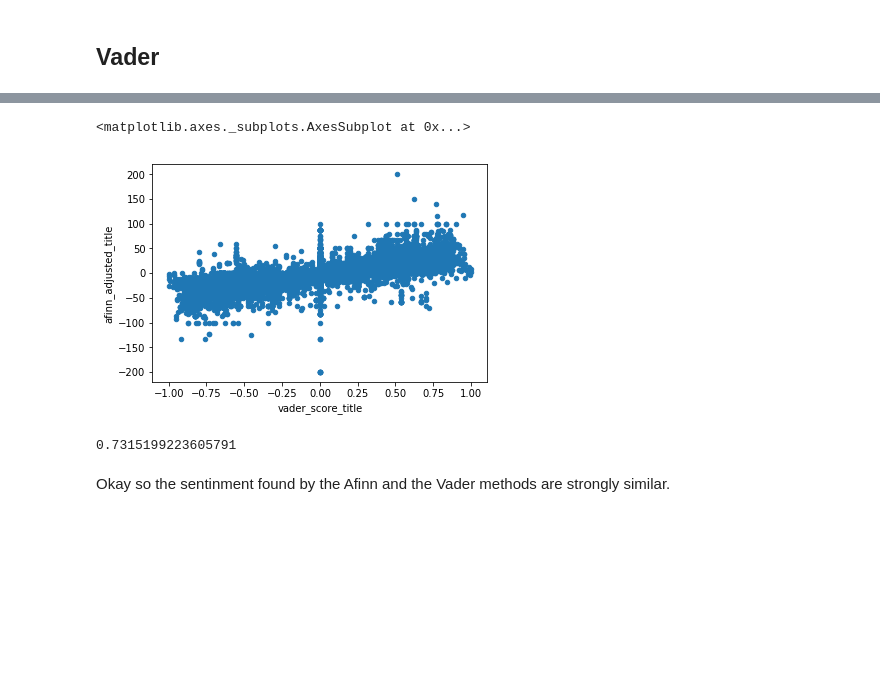
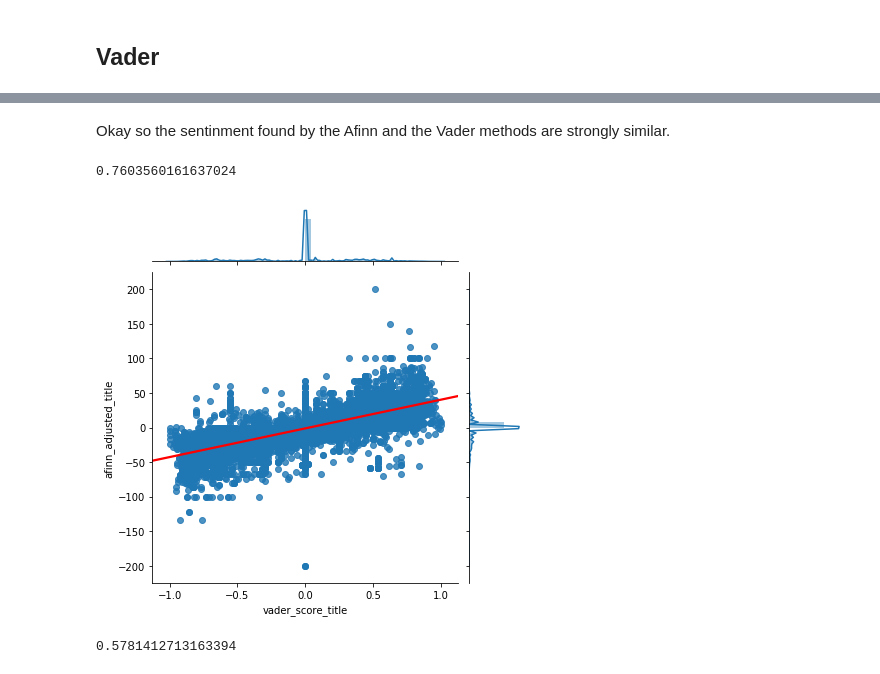
Before and after one commit to scottshepard/MScA, a Jupyter notebook: 32018/Assignments/FinalProject.ipynb, the cells around one changed output, grey strips where cells are left out. Drawn from its saved outputs; the diff is of its cells as text; code cells hidden in the pictures; blank space fills up the shorter version.

```diff
--- a/32018/Assignments/FinalProject.ipynb
+++ b/32018/Assignments/FinalProject.ipynb
@@ -186,11 +197,19 @@ df.vader_sentiment_title.value_counts().plot.bar()
-# %%
-df.plot.scatter(x='vader_score_title', y='afinn_adjusted_title')
-# %% [output]
-<matplotlib.axes._subplots.AxesSubplot at 0x...>
-[figure, removed]
-# %%
-df.vader_score_title.corr(df.afinn_adjusted_title)
-# %% [output]
-0.7315199223605791
 # %% [markdown]
 Okay so the sentinment found by the Afinn and the Vader methods are strongly similar.
+# %%
+sns.jointplot(data=df, x='vader_score_title', y='afinn_adjusted_title',
+              kind='reg', joint_kws={'line_kws':{'color':'red'}})
+
+print(df.vader_score_title.corr(df.afinn_adjusted_title))
+# %% [output]
+0.7603560161637024
+[figure, added]
+# %%
+from sklearn import linear_model
+
+reg = linear_model.LinearRegression()
+reg.fit(df[['vader_score_title']], df['afinn_adjusted_title'])
+
+reg.score(df[['vader_score_title']], df['afinn_adjusted_title'])
+# %% [output]
+0.5781412713163394
```
Also changed, not shown: parts of 31 cells of this notebook.
